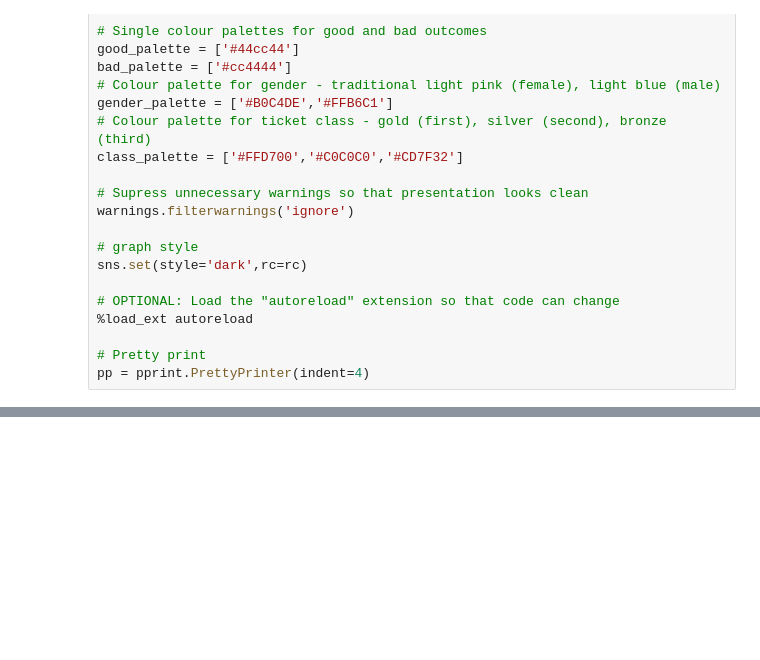
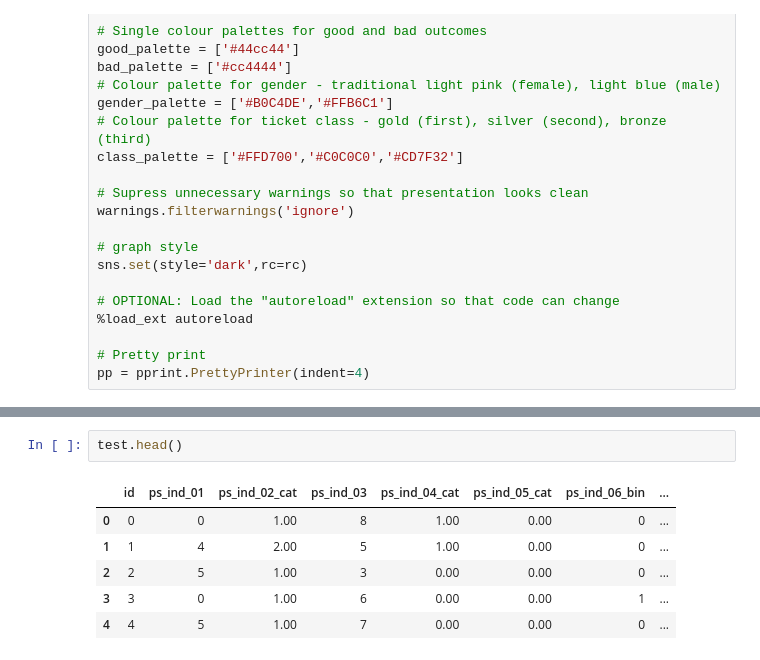
Before and after one commit to prinakk/ML_UTS2019_ASSIGNEMT2, a Jupyter notebook: SAFEynb.ipynb, the cells around one changed output, grey strips where cells are left out. Drawn from its saved outputs; the diff is of its cells as text; blank space fills up the shorter version.

```diff
--- a/SAFEynb.ipynb
+++ b/SAFEynb.ipynb
@@ -113,0 +172,9 @@ Wall time: 1.66 s
+# %%
+test.head()
+# %% [output]
+|  | id | ps_ind_01 | ps_ind_02_cat | ps_ind_03 | ps_ind_04_cat | ps_ind_05_cat | ps_ind_06_bin | ... |
+| 0 | 0 | 0 | 1.00 | 8 | 1.00 | 0.00 | 0 | ... |
+| 1 | 1 | 4 | 2.00 | 5 | 1.00 | 0.00 | 0 | ... |
+| 2 | 2 | 5 | 1.00 | 3 | 0.00 | 0.00 | 0 | ... |
+| 3 | 3 | 0 | 1.00 | 6 | 0.00 | 0.00 | 1 | ... |
+| 4 | 4 | 5 | 1.00 | 7 | 0.00 | 0.00 | 0 | ... |
```
Also changed, not shown: parts of 11 cells of this notebook.
